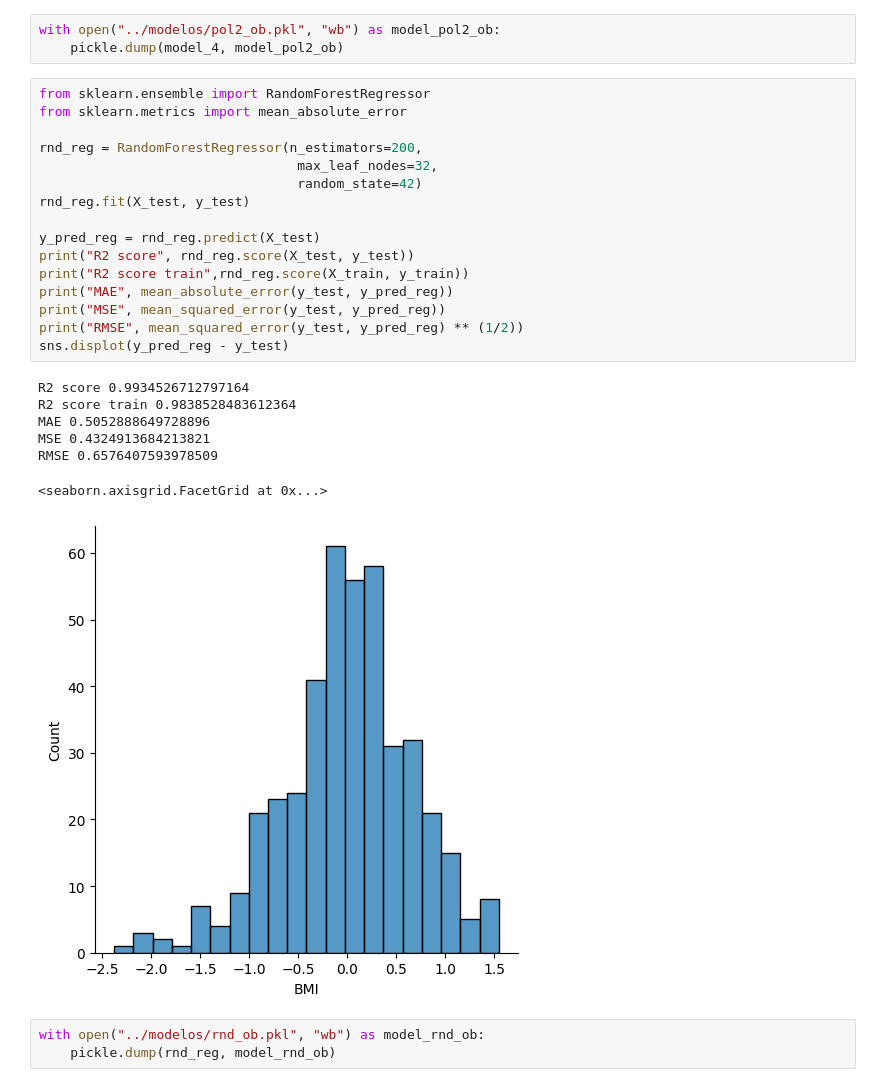
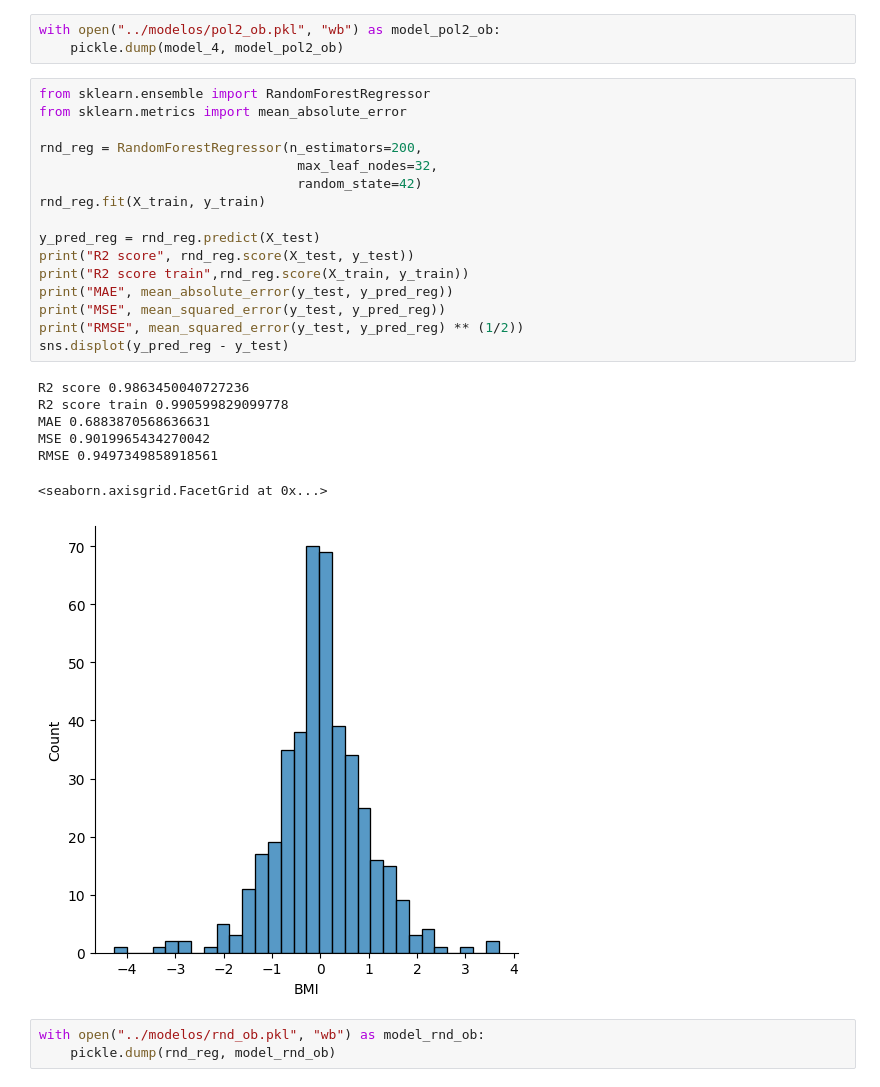
Before and after one commit to IreneAP19/Kcal_act_fisica, a Jupyter notebook: notebooks/clasificacion_IMC.ipynb, the cells around one changed output. Cells and saved outputs as stored; diff of their text form.

```diff
--- a/notebooks/clasificacion_IMC.ipynb
+++ b/notebooks/clasificacion_IMC.ipynb
@@ -237,27 +237,27 @@ with open("../modelos/pol2_ob.pkl", "wb") as model_pol2_ob:
 # %%
 from sklearn.ensemble import RandomForestRegressor
 from sklearn.metrics import mean_absolute_error
 
 rnd_reg = RandomForestRegressor(n_estimators=200,
                                  max_leaf_nodes=32,
                                  random_state=42)
-rnd_reg.fit(X_test, y_test)
+rnd_reg.fit(X_train, y_train)
 
 y_pred_reg = rnd_reg.predict(X_test)
 print("R2 score", rnd_reg.score(X_test, y_test))
 print("R2 score train",rnd_reg.score(X_train, y_train))
 print("MAE", mean_absolute_error(y_test, y_pred_reg))
 print("MSE", mean_squared_error(y_test, y_pred_reg))
 print("RMSE", mean_squared_error(y_test, y_pred_reg) ** (1/2))
 sns.displot(y_pred_reg - y_test)
 # %% [output]
-R2 score 0.9934526712797164
-R2 score train 0.9838528483612364
-MAE 0.5052888649728896
-MSE 0.4324913684213821
-RMSE 0.6576407593978509
+R2 score 0.9863450040727236
+R2 score train 0.990599829099778
+MAE 0.6883870568636631
+MSE 0.9019965434270042
+RMSE 0.9497349858918561
 <seaborn.axisgrid.FacetGrid at 0x...>
-[figure, old version]
+[figure, new version]
 # %%
 with open("../modelos/rnd_ob.pkl", "wb") as model_rnd_ob:
     pickle.dump(rnd_reg, model_rnd_ob)
```
Also changed, not shown: parts of 11 cells of this notebook, 10 other files.
